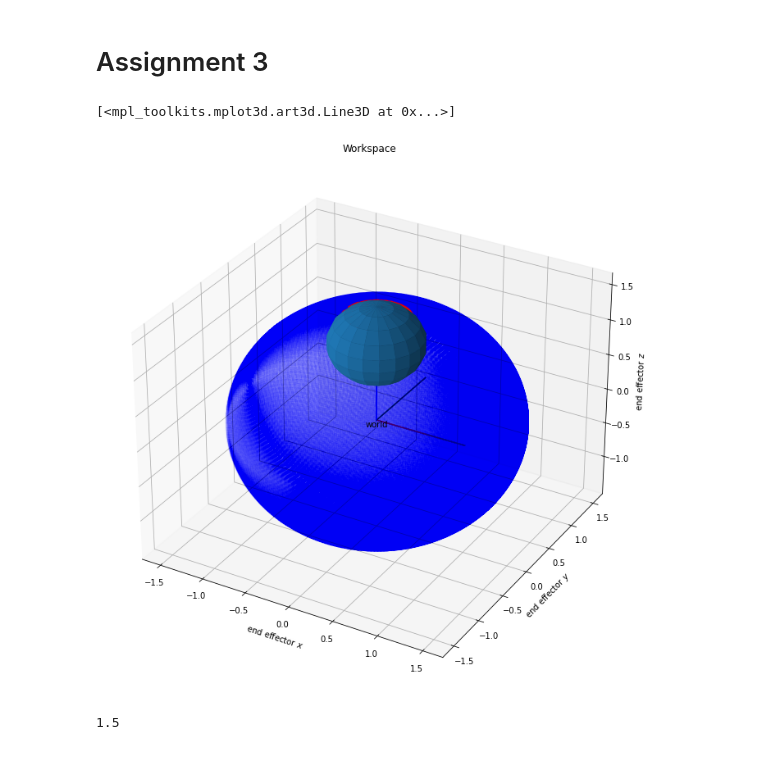
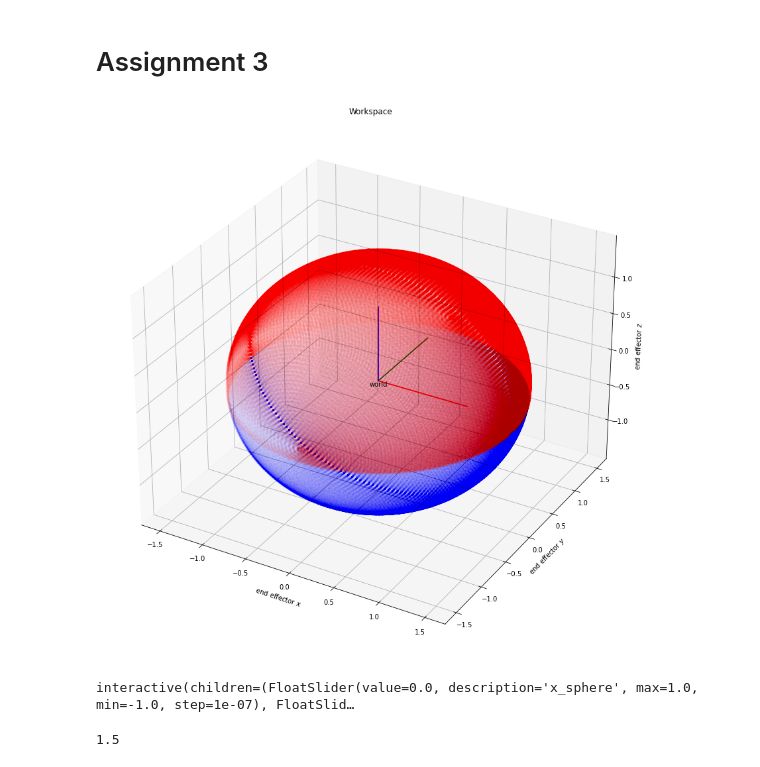
Before and after one commit to filippocasari/Robotics-Assignment1, a Jupyter notebook: assignment1-validated.ipynb, the cells around one changed output. Drawn from its saved outputs; the diff is of its cells as text; code cells hidden in the pictures.

```diff
--- a/assignment1-validated.ipynb
+++ b/assignment1-validated.ipynb
@@ -452,54 +452,65 @@ def fw_kinematics_2(theta_x_1, theta_y_1, theta_z_1,theta_x_2, theta_y_2, theta_
     L2e = L2s @ mk3dtr(l2, 0, 0)
     return world, L1s, L1e , L2s, L2e
 # %%
-fig,ax = plt.subplots(subplot_kw=dict(projection='3d'), figsize=(15,12))
+fig,ax = plt.subplots(subplot_kw=dict(projection='3d'), figsize=(20,15))
 draw3df(np.eye(4),ax,"world")
-Point=np.array([0.,0.,1.1])
-radius= 0.5
+Point=np.array([0.,0.,1.15])
+radius= 2
 radius_squared=radius**2
 #draw3df(mk3dtr(0.5,0,0) @ mk3drotz(np.pi/2)@ mk3droty(np.pi/3),ax,"Frame")
 # minimum and maximum admissible values for theta1
 theta1_range = [0, np.pi ]
 theta2_range = [0, np.pi ]  # minimum and maximum admissible values for theta2
-theta3_range=[0, np.pi]
+theta3_range=[0, np.pi ]
 theta1s, theta2s, theta3s = np.meshgrid(
     np.linspace(*theta1_range, 100), np.linspace(*theta2_range, 100), np.linspace(*theta3_range, 100)
 )
 
 endeffector_positions = []
 for theta1, theta2, theta3, theta4, theta5, theta6 in zip(theta1s.flatten(), theta2s.flatten(), theta3s.flatten(),\
     theta1s.flatten(), theta2s.flatten(), theta3s.flatten()):
     #frames = fw_kinematics_2(theta1, theta2, theta3, theta4, theta5, theta6)
     frames = fw_kinematics(theta1, theta2, theta3, theta4, theta5, theta6)
 
     endeffector_pose = frames[-1]  # Pose of the end effector
     endeffector_position = endeffector_pose @ np.array([[0, 0,0, 1]]).T
     endeffector_positions.append(endeffector_position[0:3, 0])
 endeffector_positions = np.array(endeffector_positions)
 
 #print(endeffector_positions)
 valids = (endeffector_positions[:, 0]-Point[0])**2 + (endeffector_positions[:, 1]-Point[1])**2 +\
     (endeffector_positions[:, 2]-Point[2])**2 > radius_squared
 #print(valids)
-ax.plot(endeffector_positions[valids, 0], endeffector_positions[valids, 1], endeffector_positions[valids, 2],  "b.", alpha=0.01)
+ax.plot(endeffector_positions[valids, 0], endeffector_positions[valids, 1], endeffector_positions[valids, 2],  "b.", alpha=0.005)
 
 ax.set(xlabel="end effector $x$", ylabel="end effector $y$",zlabel="end effector $z$", title="Workspace")
 # draw sphere
 u, v = np.mgrid[0:2*np.pi:20j, 0:np.pi:10j]
 x = radius*np.cos(u)*np.sin(v) +Point[0]
 y = radius*np.sin(u)*np.sin(v)+Point[1]
 z = radius*np.cos(v) +Point[2]
-ax.plot_surface(x, y, z)
+my_map=plt.get_cmap('summer')
+
 ax.plot(
     endeffector_positions[~valids, 0],
     endeffector_positions[~valids, 1],
     endeffector_positions[~valids, 2],# ~ for bits complement, drawing red figure
     "r.",
-    alpha=0.1,
+    alpha=0.01,
 )
+
+@ipywidgets.interact(
+    x_sphere=ipywidgets.FloatSlider(min=-1, max=+1,step=0.0000001, value=0.0),
+    y_sphere=ipywidgets.FloatSlider(min=-1, max=+1,step=0.0000001, value=0.0),
+    z_sphere=ipywidgets.FloatSlider(min=-1, max=+1,step=0.0000001, value=1.0)
+
+)
+def plotting_sphere(x_sphere, y_sphere, z_sphere):
+
+    ax.plot_surface(x,y,z, cmap=my_map)
 # %% [output]
+[figure, new version]
-[<mpl_toolkits.mplot3d.art3d.Line3D at 0x...>]
+interactive(children=(FloatSlider(value=0.0, description='x_sphere', max=1.0, min=-1.0, step=1e-07), FloatSlid…
-[figure, old version]
 # %%
 print(l1)
 # %% [output]
```
